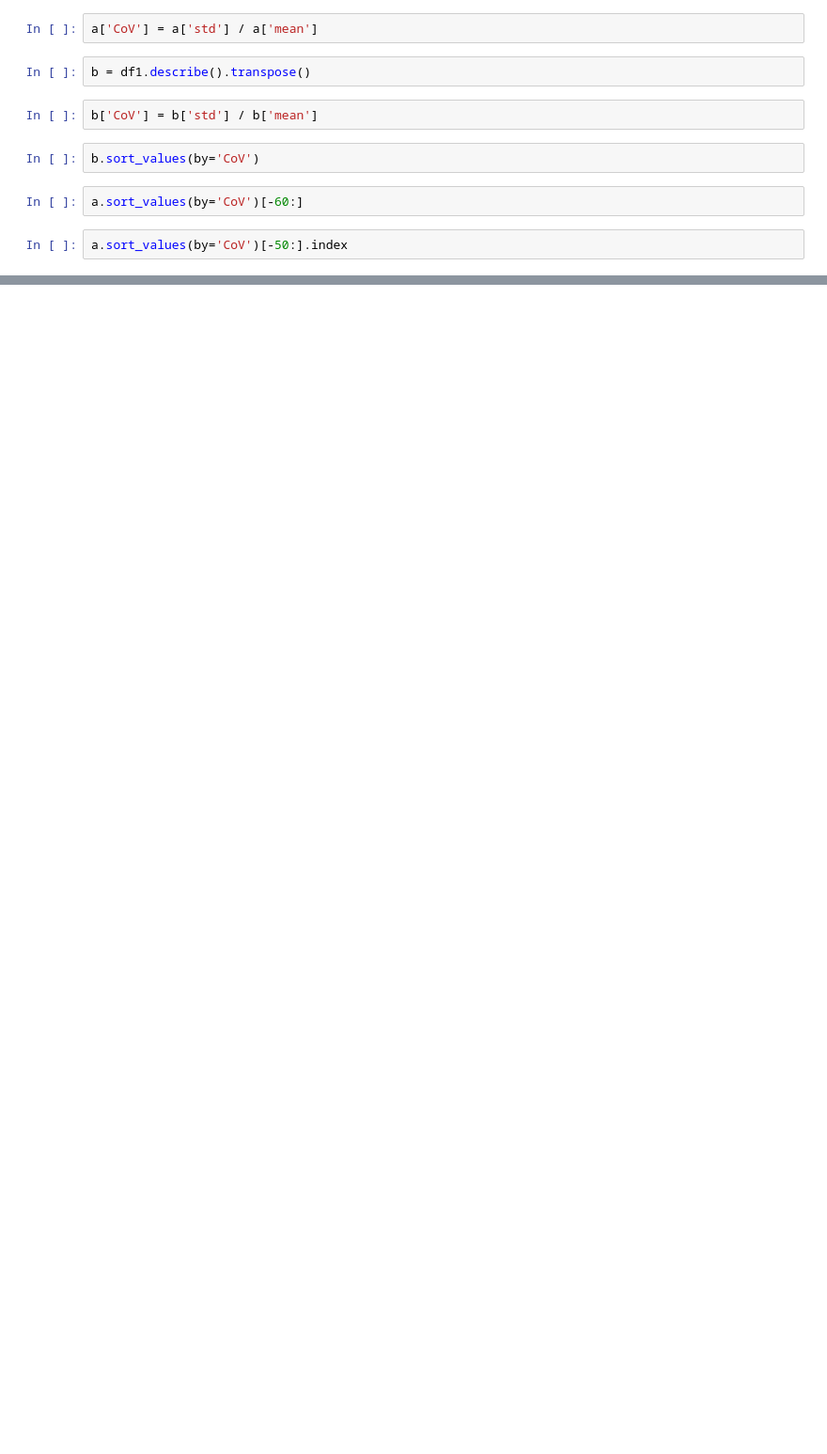
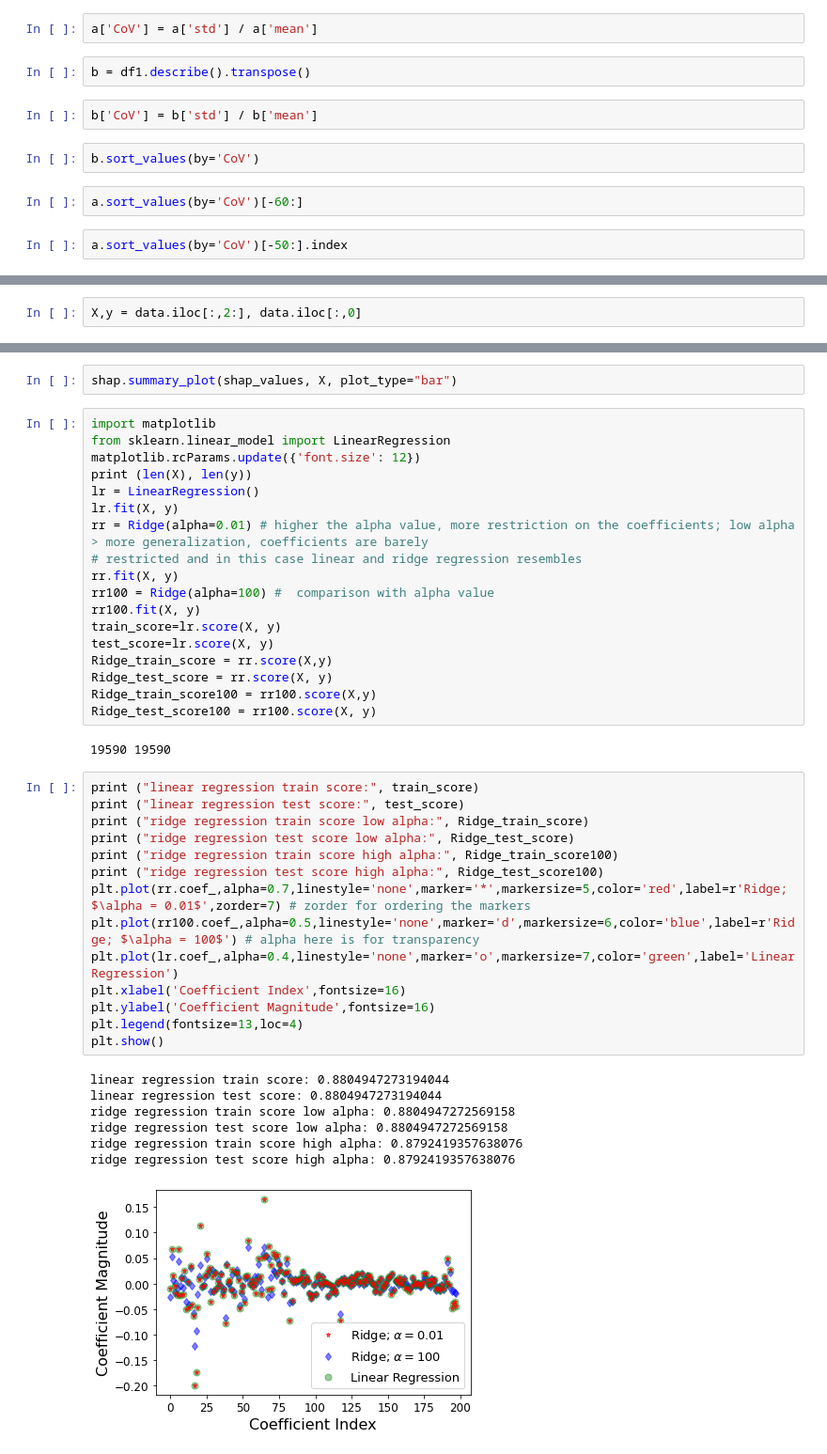
Before and after one commit to DeadlineWasYesterday/V-Classifier, a Jupyter notebook: Feature Selection.ipynb, the cells around one changed output, grey strips where cells are left out. Shown at 94% size. Drawn from its saved outputs; the diff is of its cells as text; blank space fills up the shorter version.

```diff
--- a/Feature Selection.ipynb
+++ b/Feature Selection.ipynb
@@ -284,0 +519,2 @@ a.sort_values(by='CoV')[-50:].index
+# %%
+X,y = data.iloc[:,2:], data.iloc[:,0]
@@ -284,0 +626,44 @@ a.sort_values(by='CoV')[-50:].index
+# %%
+shap.summary_plot(shap_values, X, plot_type="bar")
+# %%
+import matplotlib
+from sklearn.linear_model import LinearRegression
+matplotlib.rcParams.update({'font.size': 12})
+print (len(X), len(y))
+lr = LinearRegression()
+lr.fit(X, y)
+rr = Ridge(alpha=0.01) # higher the alpha value, more restriction on the coefficients; low alpha > more generalization, coefficients are barely
+# restricted and in this case linear and ridge regression resembles
+rr.fit(X, y)
+rr100 = Ridge(alpha=100) #  comparison with alpha value
+rr100.fit(X, y)
+train_score=lr.score(X, y)
+test_score=lr.score(X, y)
+Ridge_train_score = rr.score(X,y)
+Ridge_test_score = rr.score(X, y)
+Ridge_train_score100 = rr100.score(X,y)
+Ridge_test_score100 = rr100.score(X, y)
+# %% [output]
+19590 19590
+# %%
+print ("linear regression train score:", train_score)
+print ("linear regression test score:", test_score)
+print ("ridge regression train score low alpha:", Ridge_train_score)
+print ("ridge regression test score low alpha:", Ridge_test_score)
+print ("ridge regression train score high alpha:", Ridge_train_score100)
+print ("ridge regression test score high alpha:", Ridge_test_score100)
+plt.plot(rr.coef_,alpha=0.7,linestyle='none',marker='*',markersize=5,color='red',label=r'Ridge; $\alpha = 0.01$',zorder=7) # zorder for ordering the markers
+plt.plot(rr100.coef_,alpha=0.5,linestyle='none',marker='d',markersize=6,color='blue',label=r'Ridge; $\alpha = 100$') # alpha here is for transparency
+plt.plot(lr.coef_,alpha=0.4,linestyle='none',marker='o',markersize=7,color='green',label='Linear Regression')
+plt.xlabel('Coefficient Index',fontsize=16)
+plt.ylabel('Coefficient Magnitude',fontsize=16)
+plt.legend(fontsize=13,loc=4)
+plt.show()
+# %% [output]
+linear regression train score: 0.8804947273194044
+linear regression test score: 0.8804947273194044
+ridge regression train score low alpha: 0.8804947272569158
+ridge regression test score low alpha: 0.8804947272569158
+ridge regression train score high alpha: 0.8792419357638076
+ridge regression test score high alpha: 0.8792419357638076
+[figure, added]
```
Also changed, not shown: parts of 36 cells of this notebook, 2 other files.
